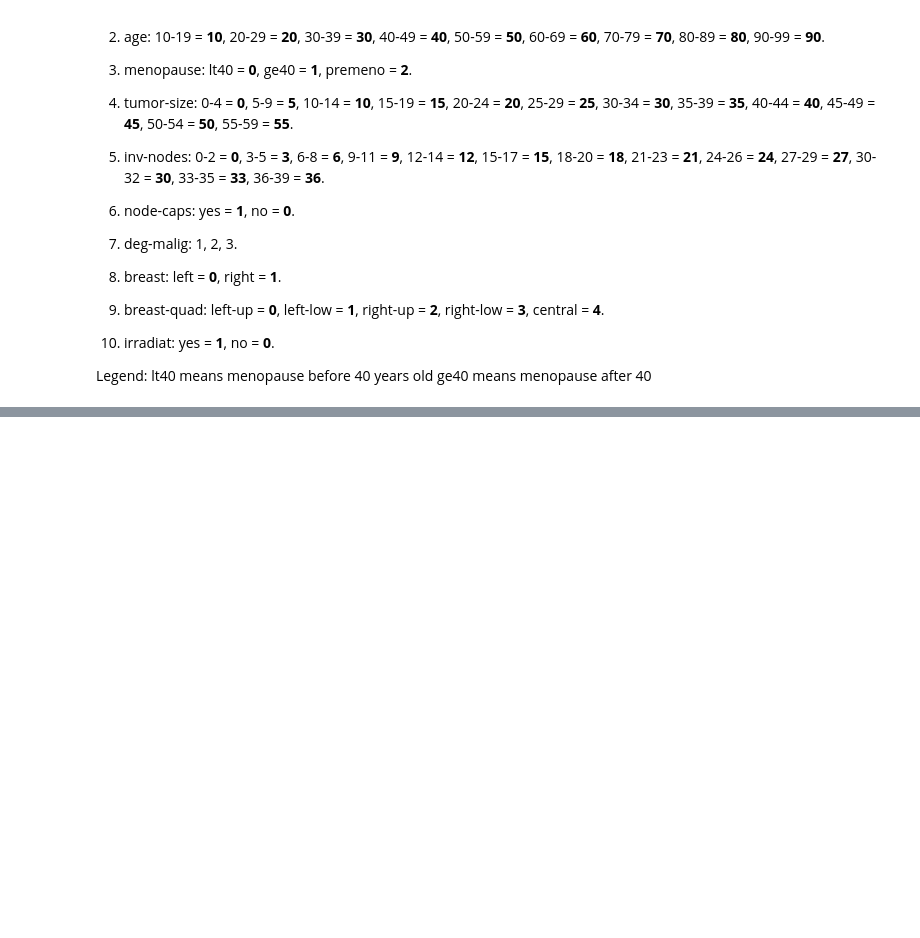
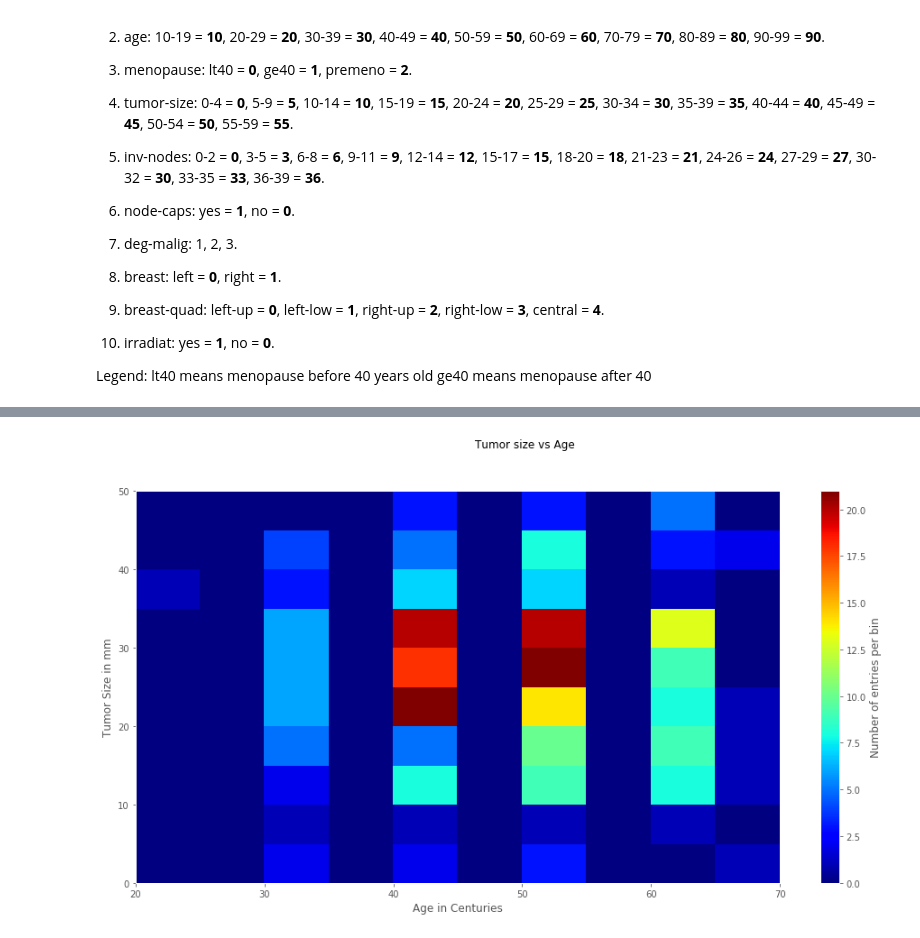
Before and after one commit to MuharremOkutan/datasciencetraining-1, a Jupyter notebook: datasciencetrainingnotebook.ipynb, the cells around one changed output, grey strips where cells are left out. Saved outputs shown, nothing was run; the diff lists cells and outputs as text; code cells hidden in the pictures; blank space fills up the shorter version.

```diff
--- a/datasciencetrainingnotebook.ipynb
+++ b/datasciencetrainingnotebook.ipynb
@@ -140,0 +200,12 @@ plt.ylabel('Age in Centuries');
+# %%
+plt.suptitle("Tumor size vs Age")
+plt.hist2d(x=df[df['tumor-size'] < 60]['age'],
+           y=df[df['tumor-size'] < 70]['tumor-size'],
+           bins=10,
+           cmap=mpl.cm.jet)
+plt.xlabel('Age in Centuries')
+plt.ylabel('Tumor Size in mm');
+cb = plt.colorbar()
+cb.set_label('Number of entries per bin')
+# %% [output]
+[figure, added]
```
Also changed, not shown: parts of 17 cells of this notebook, 1 other file.
